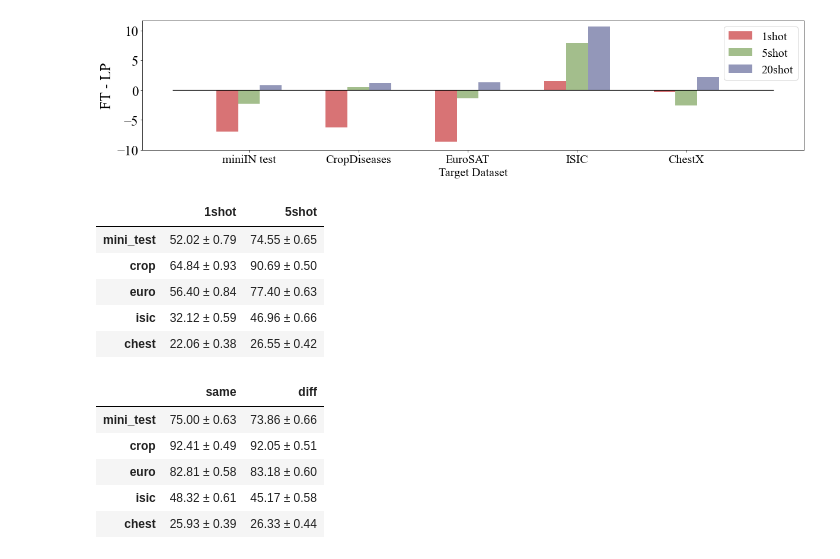
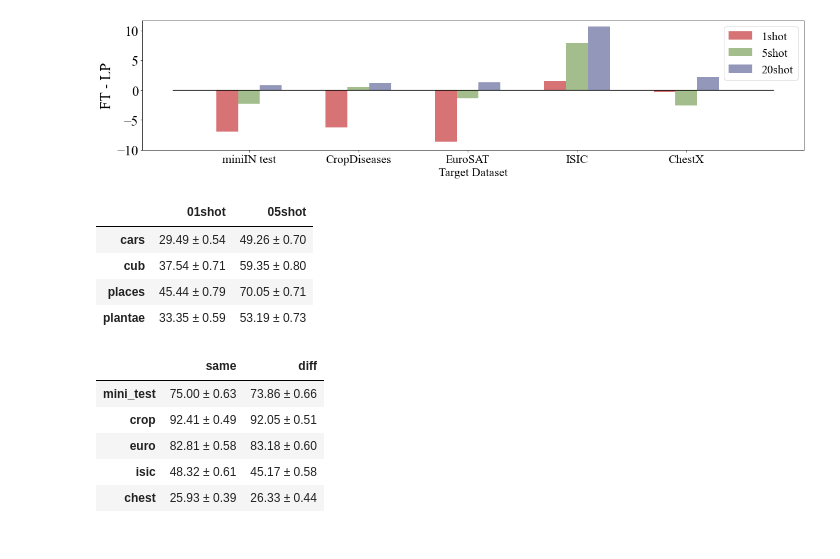
Before and after one commit to kimyuji/Fine-tune-with-Few-Samples, a Jupyter notebook: check_acc.ipynb, the cells around one changed output. Saved outputs shown, nothing was run; the diff lists cells and outputs as text; code cells hidden in the pictures.

```diff
--- a/check_acc.ipynb
+++ b/check_acc.ipynb
@@ -16,6 +11,7 @@ plt.rcParams["figure.figsize"] = (14,4)
 plt.rcParams['lines.linewidth'] = 2
 plt.rcParams['font.size'] = 23
 datas = ['mini_test', 'crop','euro', 'isic', 'chest']
+datas_fg = ["cars", "cub", "places", "plantae"]
 datas_full = ['miniIN test', 'CropDiseases', 'EuroSAT', 'ISIC', 'ChestX']
 backbone = ['18', '34', '50', '101', '152']
 print(mpl.rcParams['font.family'])
@@ -120,20 +114,19 @@ CD-FSL/logs/baseline/output/resnet10_simclr_LS_default/mini_test/05way_001shot_f
 # %%
-result = pd.DataFrame(None, index=datas, columns=['1shot', '5shot'])
+result = pd.DataFrame(None, index=datas_fg, columns=['01shot', '05shot'])
 for data in result.index:
     for types in result.columns:
-        path = "./logs/baseline/output/resnet10_simclr_LS_default/{}/05way_00{}_full_default/augmentation/base/test_history.csv".format(data, types)
+        path = "./logs/baseline/output/resnet10_simclr_LS_default/{}/05way_0{}_full_default/test_history.csv".format(data, types)
         test_acc = pd.read_csv(path, index_col='Unnamed: 0')
         acc = '{:.2f} ± {:.2f}'.format(test_acc.mean()[-1] * 100,
                                                  1.96 * test_acc.std()[-1] / np.sqrt(600) * 100)
         result.loc[data][types] = acc
-result
+display(result)
 # %% [output]
-|  | 1shot | 5shot |
-| mini_test | 52.02 ± 0.79 | 74.55 ± 0.65 |
-| crop | 64.84 ± 0.93 | 90.69 ± 0.50 |
-| euro | 56.40 ± 0.84 | 77.40 ± 0.63 |
-| isic | 32.12 ± 0.59 | 46.96 ± 0.66 |
-| chest | 22.06 ± 0.38 | 26.55 ± 0.42 |
+|  | 01shot | 05shot |
+| cars | 29.49 ± 0.54 | 49.26 ± 0.70 |
+| cub | 37.54 ± 0.71 | 59.35 ± 0.80 |
+| places | 45.44 ± 0.79 | 70.05 ± 0.71 |
+| plantae | 33.35 ± 0.59 | 53.19 ± 0.73 |
 # %%
 result = pd.DataFrame(None, index=datas, columns=['same', 'diff'])
 for data in result.index:
```
Also changed, not shown: parts of 3 cells of this notebook, 10 other files.
